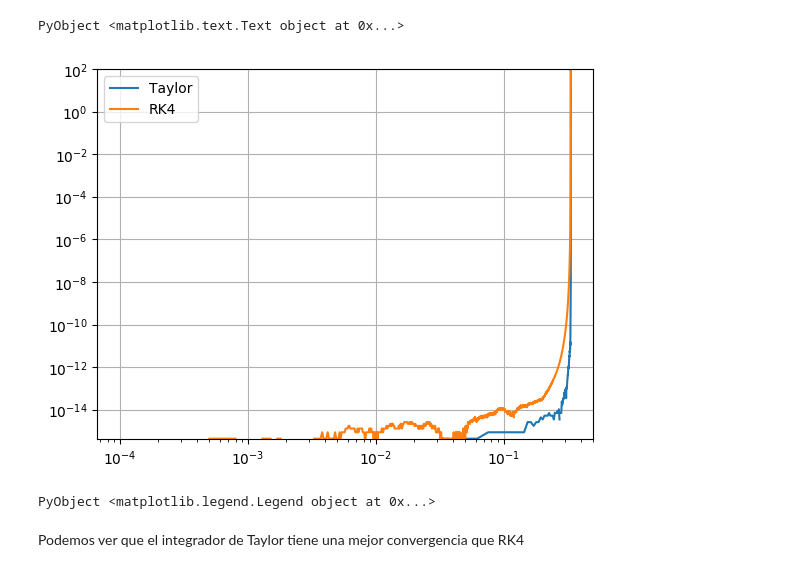
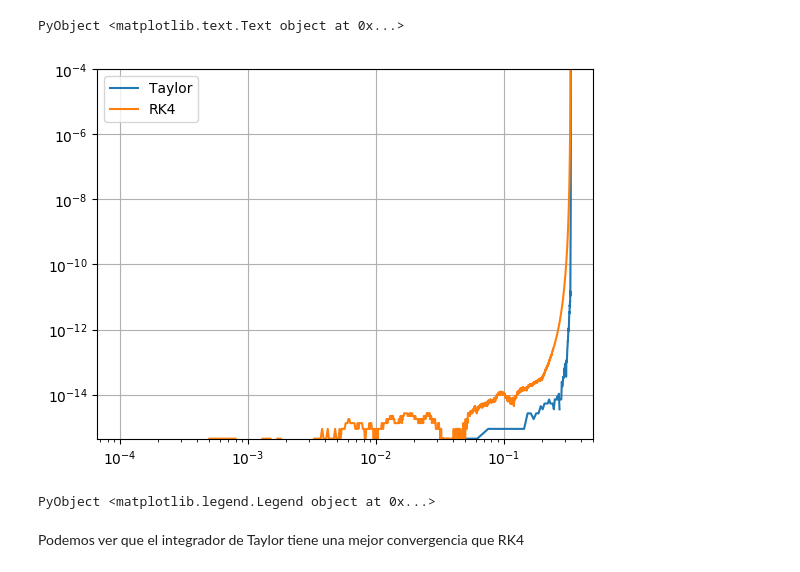
Before and after one commit to lbenet/2017-2_TSFisComputacional-1, a Jupyter notebook: tareas/Ruben/Tarea6.ipynb, the cells around one changed output. Drawn from its saved outputs; the diff is of its cells as text; code cells hidden in the pictures.

```diff
--- a/tareas/Ruben/Tarea6.ipynb
+++ b/tareas/Ruben/Tarea6.ipynb
@@ -69,10 +69,17 @@ Condicion que brinda la convergencia de la serie de potencia $p$
 # %%
 function adaptive_step(a::Taylor, epsi = 1e-30)
     p = gradomax(a)
-    while p != 0 && a.coef[p] == 0 ## Asi utilizamos el ultimo termino no nulo
+
+    while a.coef[p] == 0 ## Se encarga de terminos nulos.
         p -= 1
     end
-    h = 0.5 * (epsi / abs(a.coef[p]))^(1/p) ## Multiplicar por 0.5 nos garantiza que es menor que la cota
+
+    h1 = 0.5 * (epsi / abs(a.coef[p - 0]))^(1 / p) ## Multiplicar por 0.5 nos garantiza que es menor que la cota
+    h2 = 0.5 * (epsi / abs(a.coef[p - 1]))^(1 / p) ## Multiplicar por 0.5 nos garantiza que es menor que la cota
+    h3 = 0.5 * (epsi / abs(a.coef[p - 2]))^(1 / p) ## Multiplicar por 0.5 nos garantiza que es menor que la cota
+
+    h = min(h1, h2, h3)
+
     return h
 end
 # %% [output]
@@ -99,18 +106,18 @@ horner_evaluation (generic function with 1 method)
 # %% [markdown]
 Por ultimo definimos una funcion que combina las funciones anteriores de manera que haga la integracion de un tiempo $t_0$ a un $t_f$
 # %%
-function integradorT(f::Function, t0::Number, tf::Number, x0::Number)
+function integradorT(f::Function, t0::Number, tf::Number, x0::Number, n::Number = 30)
 
     max = 1000 ## Iteraciones maximas del while
 
     tiempos = [t0]
     solucion = [x0]
 
-    n = 0 ## Contador
+    m = 0 ## Contador
 
-    while t0 < tf && isnan(x0) == false && n < max  ## el isnan() nos ayuda a parar la integracion al pasar por nu punto singular
+    while t0 < tf && !isnan(x0) && !isinf(x0) && m < max  ## el isnan() y el isinf() nos ayuda a parar la integracion al pasar por un punto singular
 
-        sol = coeficient(x0, f)
+        sol = coeficient(x0, f, n)
         h = adaptive_step(sol)
 
         t0 += h
@@ -119,7 +126,8 @@ function integradorT(f::Function, t0::Number, tf::Number, x0::Number)
 
         push!(tiempos, t0)
         push!(solucion, x0)
-        n += 1
+
+        m += 1
 
     end
 
@@ -135,7 +143,7 @@ f(x) = 3.0 / (1.0 - 3.0 * x) ## Solucion analitica
 # %% [output]
 f (generic function with 1 method)
 # %%
-t_1, y = integradorT(ẋ, 0.0, 0.5, 3.0)
+t_1, y = integradorT(ẋ, 0.0, 0.5, 3.0, 30)
 F_T = map(f, t_1);
 # %%
 fig = figure(figsize = (10, 8))
@@ -170,7 +179,7 @@ Comenzamos por definir el integrador de Runge-Kutta
 # %%
 function RK4(f::Function, x0::Real, t0::Real, h::Real, p::Integer)
 
-    x = zeros(typeof(promote(x0,1.5)[1]),p+1) #inicializar el array solución con el mayor sobre tipo común al de x_0 y Float64
+    x = zeros(p + 1) #inicializar el array solución con el mayor sobre tipo común al de x_0 y Float64
 
     x[1] = x0
     t = t0
@@ -230,11 +239,11 @@ PyObject <matplotlib.text.Text object at 0x...>
 # %%
 loglog(t_1, err_T, label = "Taylor")
 loglog(t_2, err_RK4, label = "RK4")
-ylim(0, 100)
+ylim(0, 1e-4)
 grid()
 legend()
 # %% [output]
-[figure, old version]
+[figure, new version]
 PyObject <matplotlib.legend.Legend object at 0x...>
 # %% [markdown]
 Podemos ver que el integrador de Taylor tiene una mejor convergencia que RK4
```
Also changed, not shown: parts of 9 cells of this notebook.
